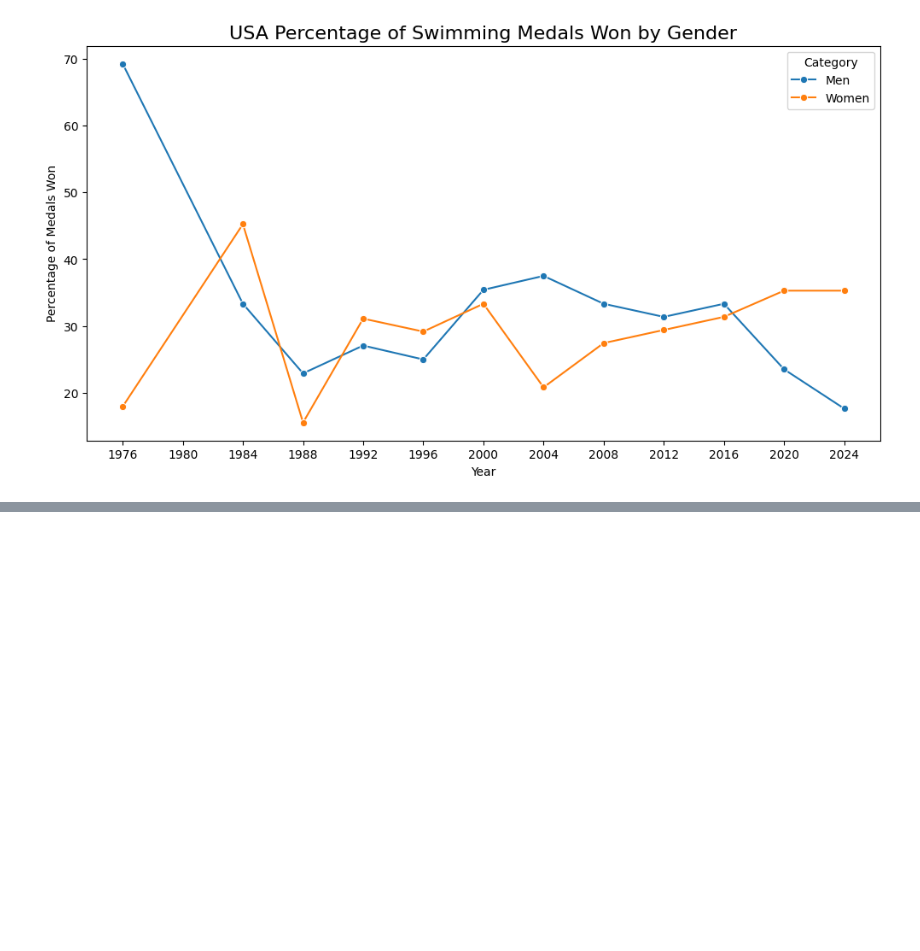
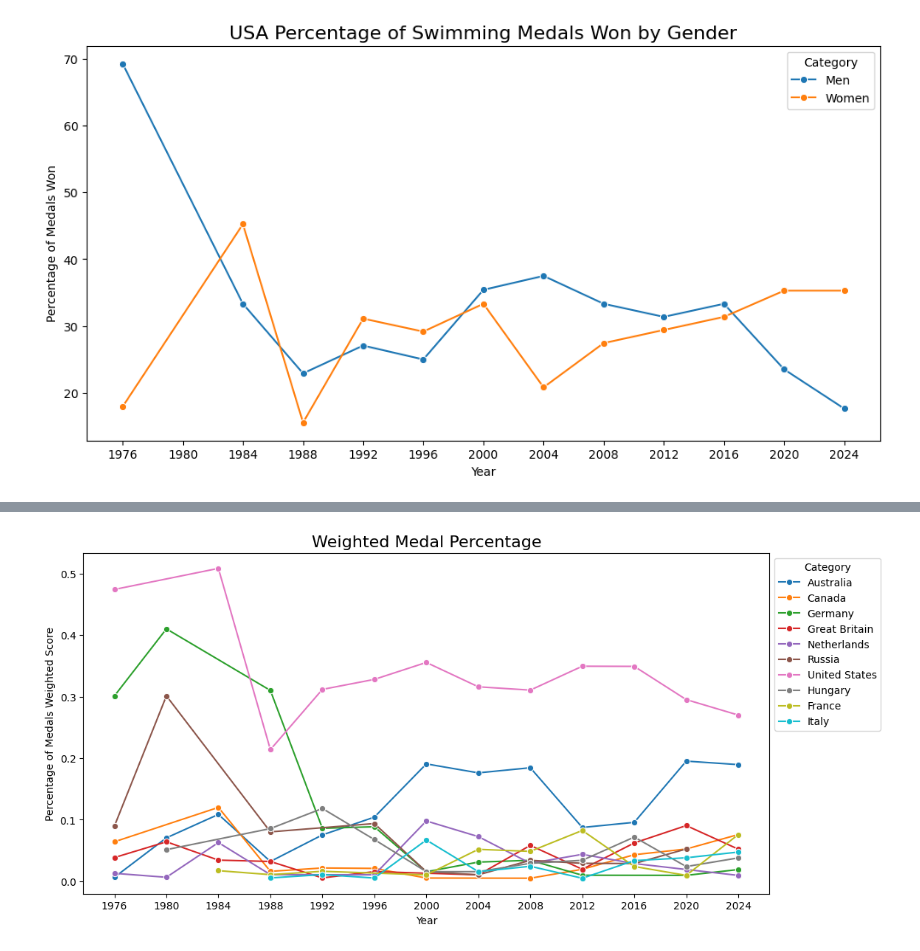
Before and after one commit to dagartga/olympics-data-project, a Jupyter notebook: olympics_data_project/notebooks/olympics_swimming_eda.ipynb, the cells around one changed output, grey strips where cells are left out. Saved outputs shown, nothing was run; the diff lists cells and outputs as text; code cells hidden in the pictures; blank space fills up the shorter version.

```diff
--- a/olympics_data_project/notebooks/olympics_swimming_eda.ipynb
+++ b/olympics_data_project/notebooks/olympics_swimming_eda.ipynb
@@ -470,0 +543,5 @@ plt.show()
+# %%
+recent_wt_medals_df = pct_weighted_medals(recent_swim_df)
+top_ten_results = top_ten_countries(recent_wt_medals_df)
+top_ten_wt_df = recent_wt_medals_df[recent_wt_medals_df['Country'].isin(top_ten_results['Country'].unique())]
+top_ten_wt_df.head()
@@ -470,0 +555,12 @@ plt.show()
+# %%
+# plot the line for percentage of medals won by the US
+plt.figure(figsize=(12, 6))
+sns.lineplot(y='Pct_Medal_Score', x='Year', data=top_ten_wt_df, hue='Country', marker='o')
+plt.title('Weighted Medal Percentage', fontsize=16)
+plt.xlabel('Year')
+plt.ylabel('Percentage of Medals Weighted Score')
+plt.xticks(np.arange(1976, 2025, 4))
+plt.legend(title='Category', bbox_to_anchor=(1, 1))
+plt.show()
+# %% [output]
+[figure, added]
```
Also changed, not shown: parts of 16 cells of this notebook.
